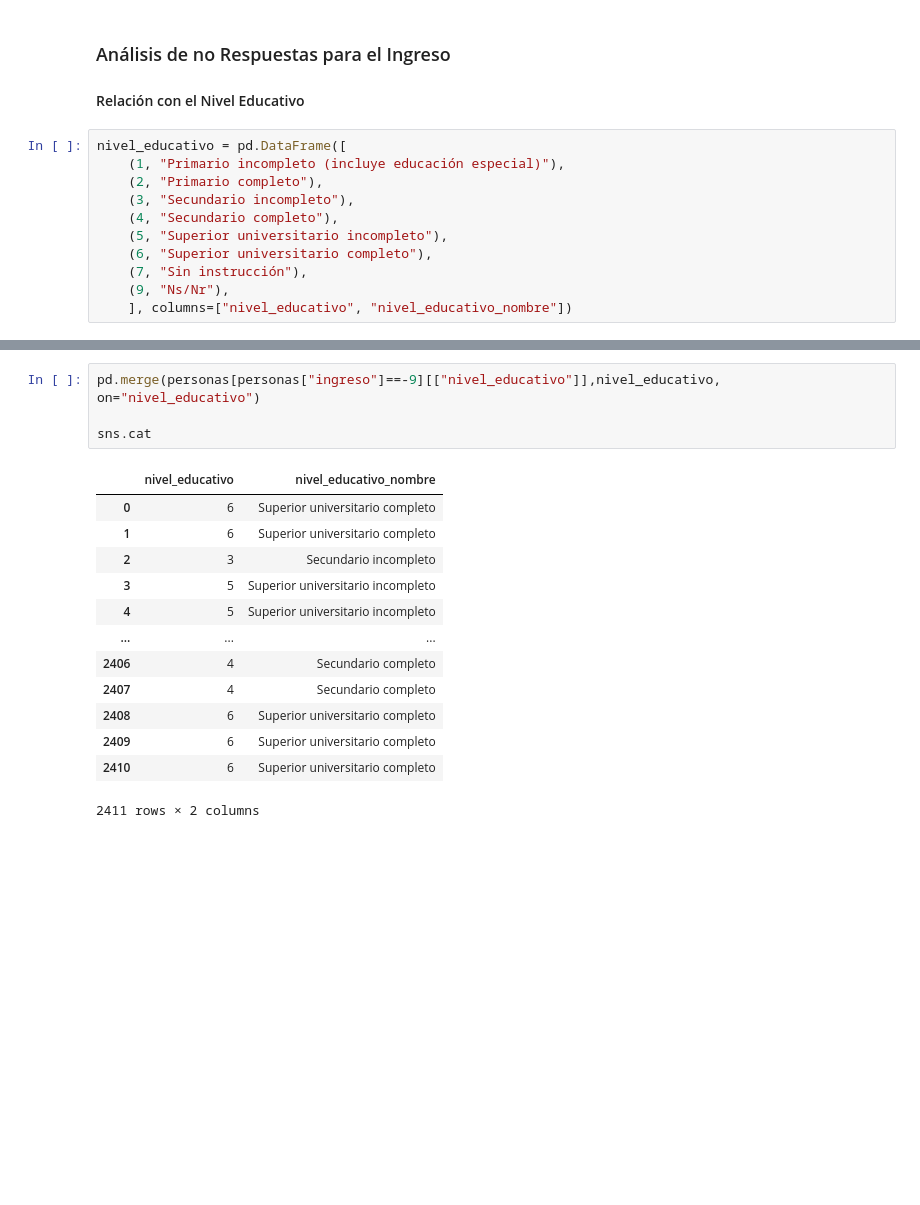
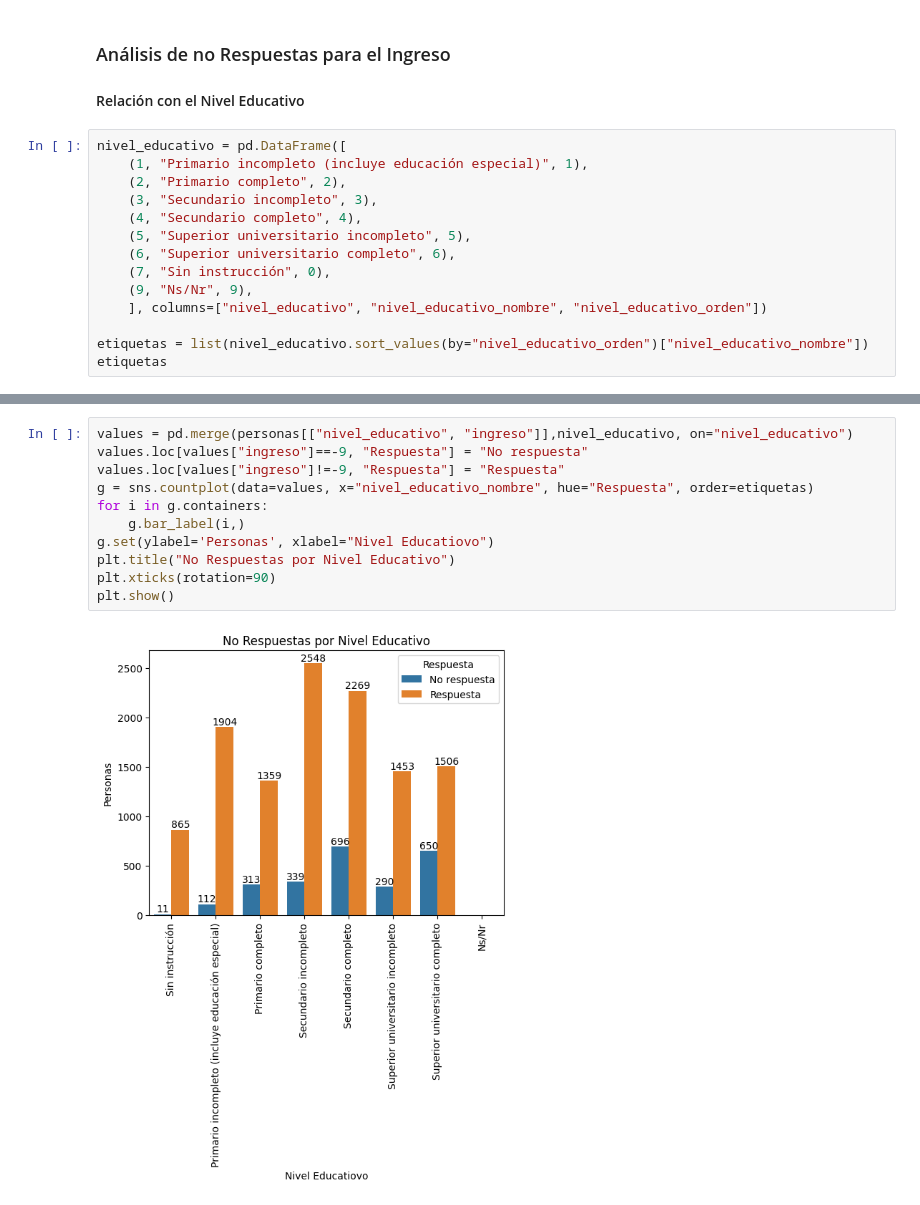
Before and after one commit to LMatiPerez/AnalisisDeDatosI_G5, a Jupyter notebook: graficos_grupo_5.ipynb, the cells around one changed output, grey strips where cells are left out. Saved outputs shown, nothing was run; the diff lists cells and outputs as text; blank space fills up the shorter version.

Commit message:
No respuesta por nivel educativo

```diff
--- a/graficos_grupo_5.ipynb
+++ b/graficos_grupo_5.ipynb
@@ -155,12 +155,15 @@ plt.show()
 #### Relación con el Nivel Educativo
 # %%
 nivel_educativo = pd.DataFrame([
-    (1, "Primario incompleto (incluye educación especial)"),
-    (2, "Primario completo"),
-    (3, "Secundario incompleto"),
-    (4, "Secundario completo"),
-    (5, "Superior universitario incompleto"),
-    (6, "Superior universitario completo"),
-    (7, "Sin instrucción"),
-    (9, "Ns/Nr"),
-    ], columns=["nivel_educativo", "nivel_educativo_nombre"])
+    (1, "Primario incompleto (incluye educación especial)", 1),
+    (2, "Primario completo", 2),
+    (3, "Secundario incompleto", 3),
+    (4, "Secundario completo", 4),
+    (5, "Superior universitario incompleto", 5),
+    (6, "Superior universitario completo", 6),
+    (7, "Sin instrucción", 0),
+    (9, "Ns/Nr", 9),
+    ], columns=["nivel_educativo", "nivel_educativo_nombre", "nivel_educativo_orden"])
+
+etiquetas = list(nivel_educativo.sort_values(by="nivel_educativo_orden")["nivel_educativo_nombre"])
+etiquetas
@@ -167,18 +179,13 @@ nivel_educativo = pd.DataFrame([
 # %%
-pd.merge(personas[personas["ingreso"]==-9][["nivel_educativo"]],nivel_educativo, on="nivel_educativo")
-
-sns.cat
+values = pd.merge(personas[["nivel_educativo", "ingreso"]],nivel_educativo, on="nivel_educativo")
+values.loc[values["ingreso"]==-9, "Respuesta"] = "No respuesta"
+values.loc[values["ingreso"]!=-9, "Respuesta"] = "Respuesta"
+g = sns.countplot(data=values, x="nivel_educativo_nombre", hue="Respuesta", order=etiquetas)
+for i in g.containers:
+    g.bar_label(i,)
+g.set(ylabel='Personas', xlabel="Nivel Educatiovo")
+plt.title("No Respuestas por Nivel Educativo")
+plt.xticks(rotation=90)
+plt.show()
 # %% [output]
-|  | nivel_educativo | nivel_educativo_nombre |
-| 0 | 6 | Superior universitario completo |
-| 1 | 6 | Superior universitario completo |
-| 2 | 3 | Secundario incompleto |
-| 3 | 5 | Superior universitario incompleto |
-| 4 | 5 | Superior universitario incompleto |
-| ... | ... | ... |
-| 2406 | 4 | Secundario completo |
-| 2407 | 4 | Secundario completo |
-| 2408 | 6 | Superior universitario completo |
-| 2409 | 6 | Superior universitario completo |
-| 2410 | 6 | Superior universitario completo |
-2411 rows × 2 columns
+[figure, added]
```
Also changed, not shown: parts of 2 cells of this notebook.
